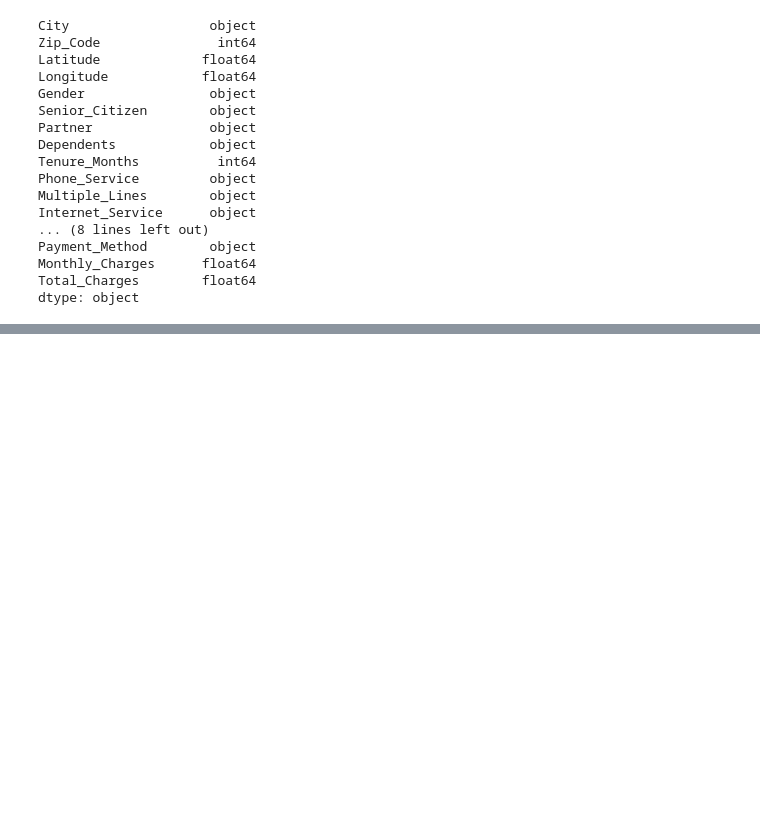
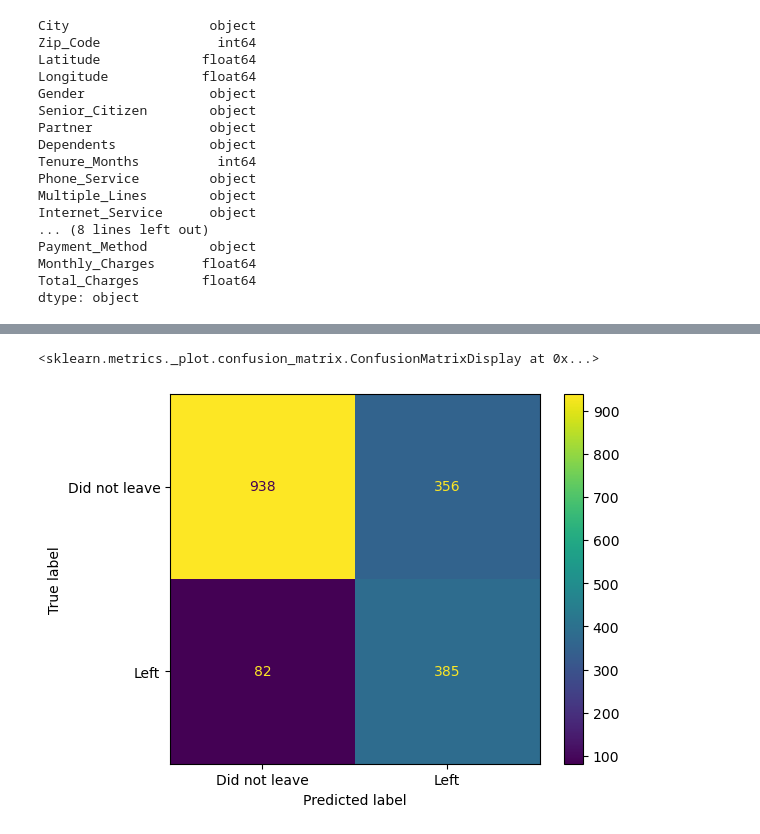
Before and after one commit to jahmezz/Statquest-follow, a Jupyter notebook: XGBoost.ipynb, the cells around one changed output, grey strips where cells are left out. Drawn from its saved outputs; the diff is of its cells as text; code cells hidden in the pictures; blank space fills up the shorter version.

```diff
--- a/XGBoost.ipynb
+++ b/XGBoost.ipynb
@@ -177,0 +301,16 @@ dtype: object
+# %%
+clf_xgb = xgb.XGBClassifier(seed=42,
+                            objective='binary:logistic',
+                            gamma=0.25,
+                            learn_rate=0.1,
+                            max_depth=4,
+                            reg_lambda=10,
+                            scale_pos_weight=3,
+                            subsample=0.9,
+                            colsample_bytree=0.5)
+clf_xgb.fit(X_train,
+           y_train,
+           verbose=True,
+            early_stopping_rounds=10,
+            eval_metric='aucpr',
+            eval_set=[(X_test, y_test)])
@@ -177,0 +346,9 @@ dtype: object
+# %%
+y_pred = clf_xgb.predict(X_test)
+cm = confusion_matrix(y_test, y_pred)
+
+display = ConfusionMatrixDisplay(confusion_matrix=cm, display_labels=["Did not leave", "Left"])
+display.plot()
+# %% [output]
+<sklearn.metrics._plot.confusion_matrix.ConfusionMatrixDisplay at 0x...>
+[figure, added]
```
Also changed, not shown: parts of 8 cells of this notebook.
